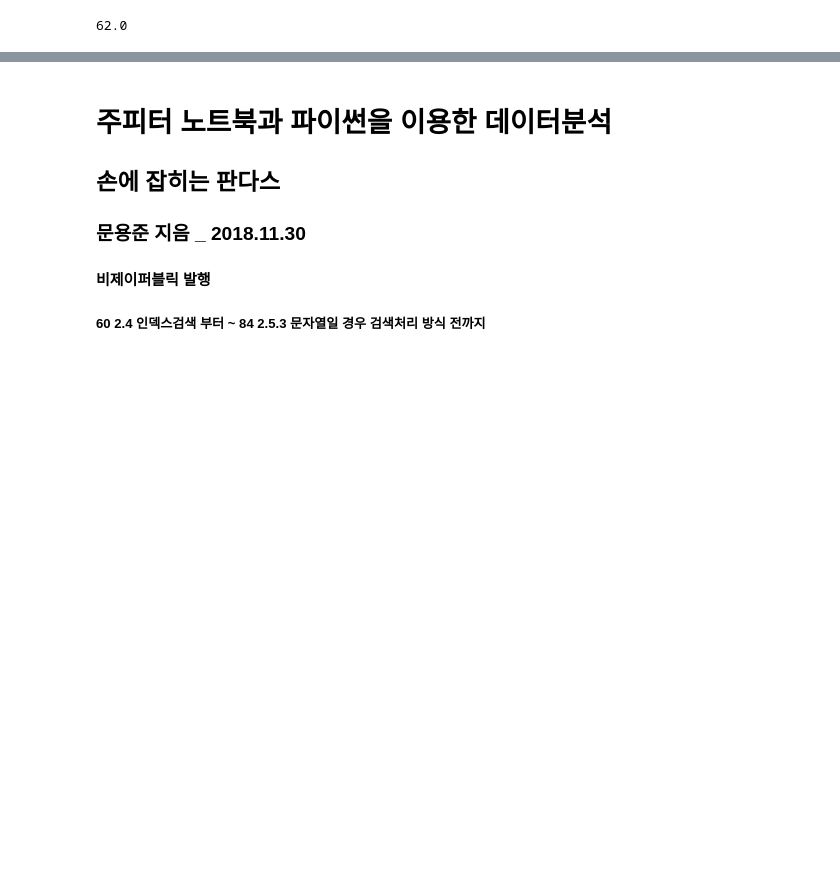
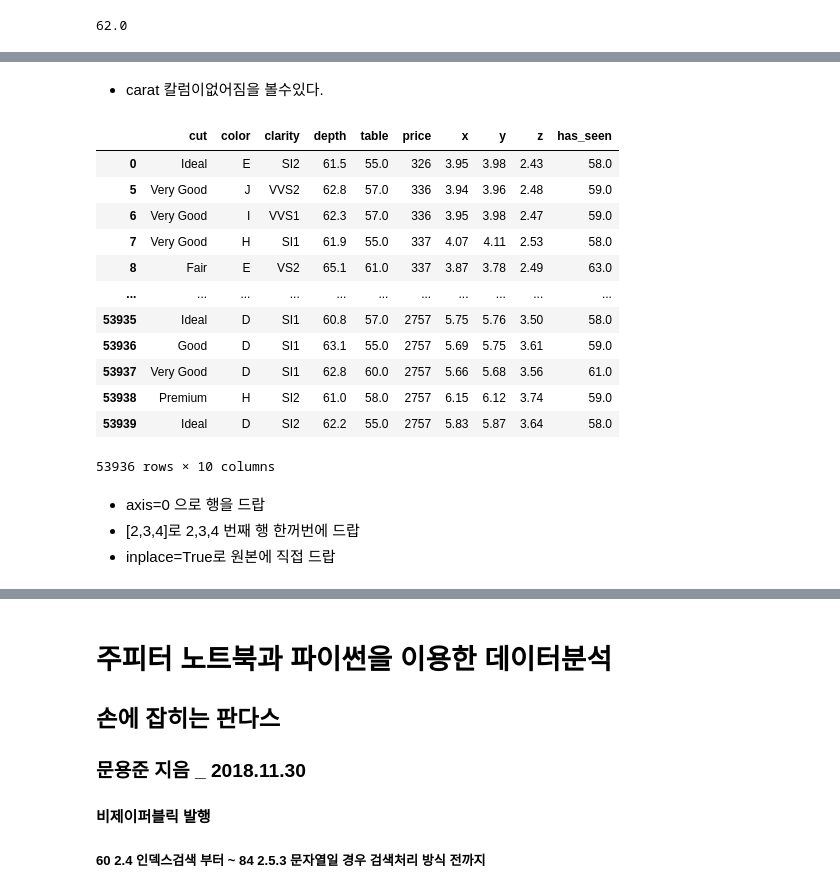
Before and after one commit to ByeonUi-Hyeok/practice, a Jupyter notebook: Python 3/26.pandas_basic_04.ipynb, the cells around one changed output, grey strips where cells are left out. Drawn from its saved outputs; the diff is of its cells as text; code cells hidden in the pictures; blank space fills up the shorter version.

```diff
--- a/Python 3/25.pandas_basic_04.ipynb
+++ b/Python 3/26.pandas_basic_04.ipynb
@@ -1006,0 +1086,24 @@ diamonds.loc[27980, "depth"]
+# %% [markdown]
+ - carat 칼럼이없어짐을 볼수있다.
+# %%
+diamonds_co_co.drop(1,axis=0,inplace=True)
+diamonds_co_co.drop([2,3,4],axis=0,inplace=True)
+diamonds_co_co
+# %% [output]
+|  | cut | color | clarity | depth | table | price | x | y | z | has_seen |
+| 0 | Ideal | E | SI2 | 61.5 | 55.0 | 326 | 3.95 | 3.98 | 2.43 | 58.0 |
+| 5 | Very Good | J | VVS2 | 62.8 | 57.0 | 336 | 3.94 | 3.96 | 2.48 | 59.0 |
+| 6 | Very Good | I | VVS1 | 62.3 | 57.0 | 336 | 3.95 | 3.98 | 2.47 | 59.0 |
+| 7 | Very Good | H | SI1 | 61.9 | 55.0 | 337 | 4.07 | 4.11 | 2.53 | 58.0 |
+| 8 | Fair | E | VS2 | 65.1 | 61.0 | 337 | 3.87 | 3.78 | 2.49 | 63.0 |
+| ... | ... | ... | ... | ... | ... | ... | ... | ... | ... | ... |
+| 53935 | Ideal | D | SI1 | 60.8 | 57.0 | 2757 | 5.75 | 5.76 | 3.50 | 58.0 |
+| 53936 | Good | D | SI1 | 63.1 | 55.0 | 2757 | 5.69 | 5.75 | 3.61 | 59.0 |
+| 53937 | Very Good | D | SI1 | 62.8 | 60.0 | 2757 | 5.66 | 5.68 | 3.56 | 61.0 |
+| 53938 | Premium | H | SI2 | 61.0 | 58.0 | 2757 | 6.15 | 6.12 | 3.74 | 59.0 |
+| 53939 | Ideal | D | SI2 | 62.2 | 55.0 | 2757 | 5.83 | 5.87 | 3.64 | 58.0 |
+53936 rows × 10 columns
+# %% [markdown]
+- axis=0 으로 행을 드랍
+- [2,3,4]로 2,3,4 번째 행 한꺼번에 드랍
+- inplace=True로 원본에 직접 드랍
```
Also changed, not shown: parts of 16 cells of this notebook.
